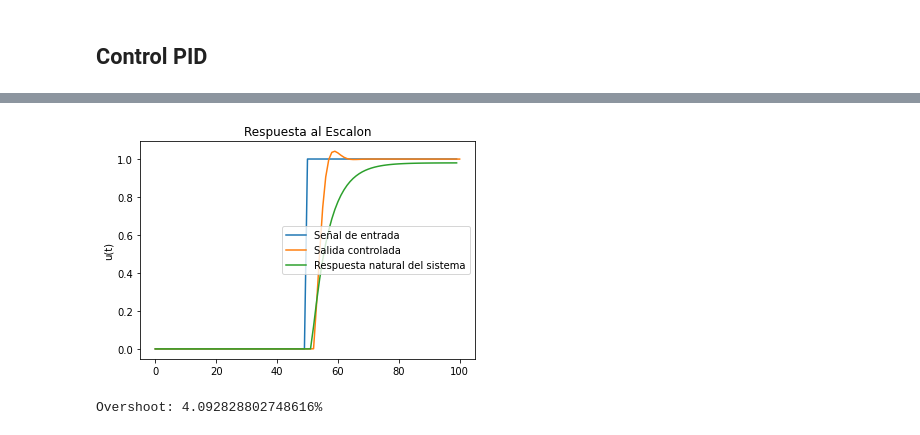
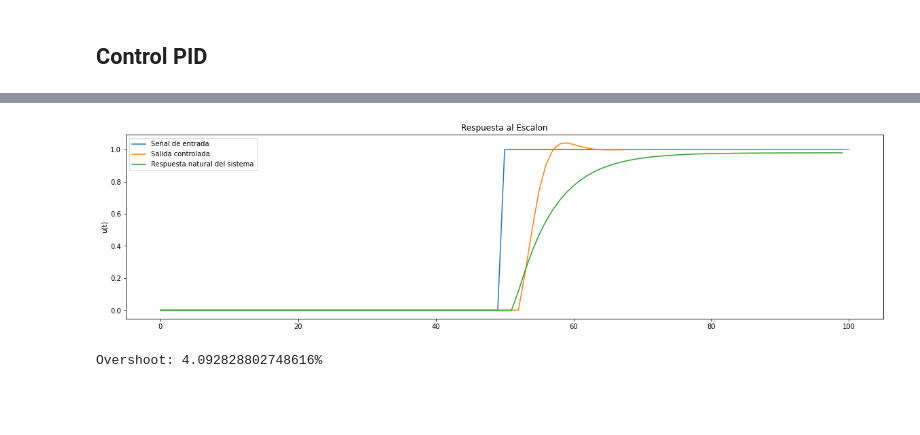
Before and after one commit to lorsi96/System-Identification-Control-for-RCRC-Circuit, a Jupyter notebook: informe.ipynb, the cells around one changed output, grey strips where cells are left out. Drawn from its saved outputs; the diff is of its cells as text; code cells hidden in the pictures; blank space fills up the shorter version.

```diff
--- a/informe.ipynb
+++ b/informe.ipynb
@@ -238,7 +257,7 @@ def pid_controller_response(num: np.ndarray, den: np.ndarray, input: np.ndarray,
 
       y[k] = y[k] / a[0]
 
-    return y[n_inicial-1:]
+    return y[n_inicial-1:], u
 # %%
 import numpy as np
 import control as cnt
@@ -264,19 +284,20 @@ plt.legend('y(t)')
 # %%
 t = np.linspace(h, h * 100, 100)
 r = np.concatenate((np.zeros(int(len(t) / 2)), np.ones(int(len(t) / 2))), axis=None)
 
 pid = PIDController(kp=1.0 ,ki=0.0/h, kd=0.5*h, h=h, n=20, b=2.02)
-y_hz_pid = pid_controller_response(numz, denz, r, pid)
+y_hz_pid, u = pid_controller_response(numz, denz, r, pid)
 t_hz_open, y_hz_open = cnt.forced_response(hz, t, r)
 
+plt.figure(figsize=(20, 5))
 p_1 = plt.plot(r)
 p_2 = plt.plot(y_hz_pid)
 p_3 = plt.plot(y_hz_open)
 plt.ylabel('u(t)')
 plt.title('Respuesta al Escalon')
 plt.legend((p_1[0], p_2[0], p_3[0]), ('Señal de entrada', 'Salida controlada', 'Respuesta natural del sistema'));
 # %% [output]
-[figure, old version]
+[figure, new version]
 # %%
 overshoot = (max(y_hz_pid)/max(r) - 1) * 100
 print(f'Overshoot: {overshoot}%')
```
Also changed, not shown: parts of 8 cells of this notebook, 12 other files.
